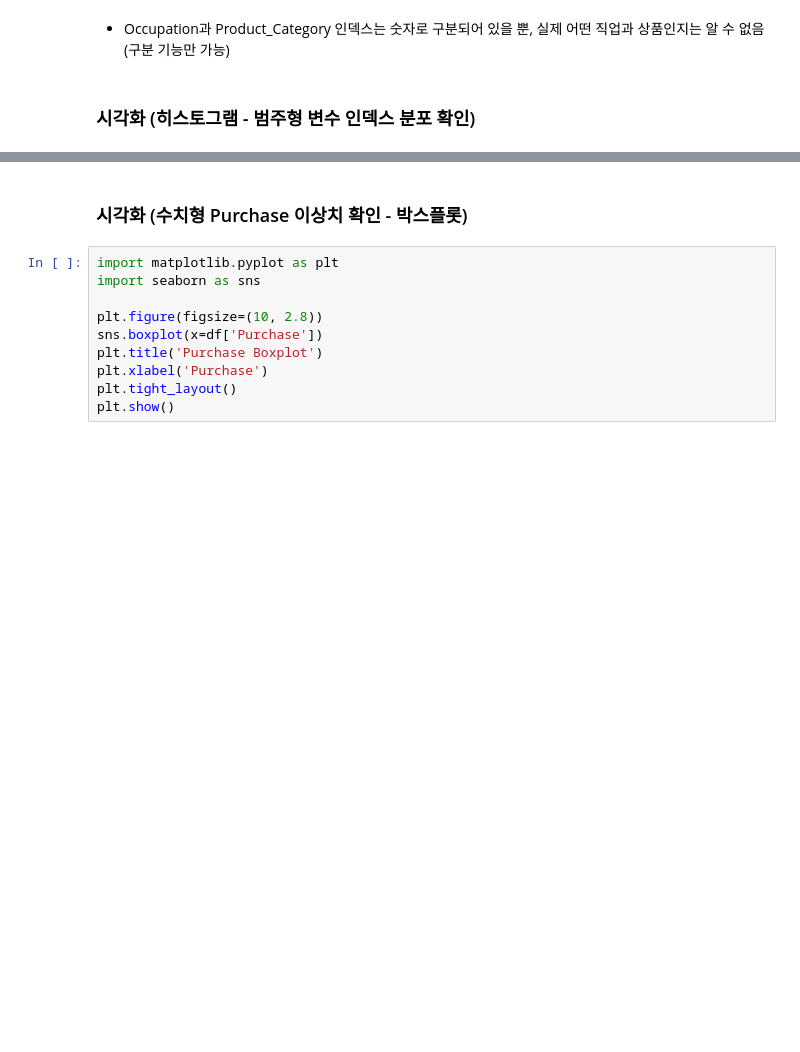
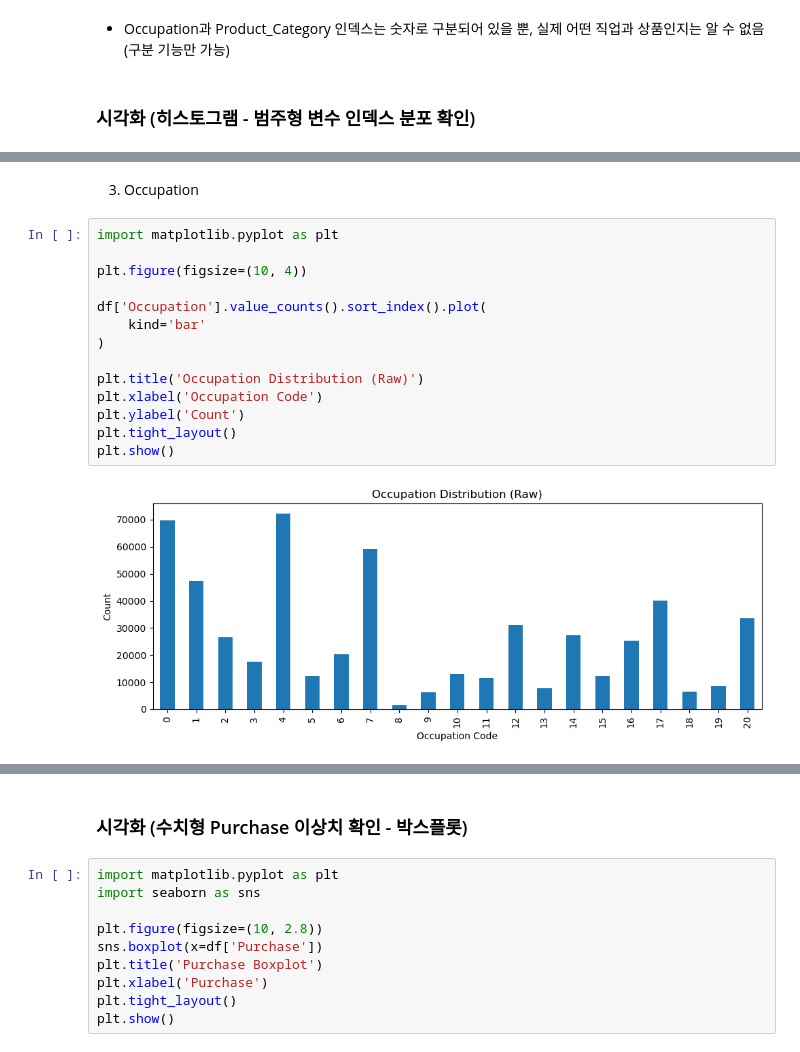
Before and after one commit to ally260509/hipython, a Jupyter notebook: Walmart/45.walmart_데이터분석.ipynb, the cells around one changed output, grey strips where cells are left out. Drawn from its saved outputs; the diff is of its cells as text; blank space fills up the shorter version.

```diff
--- a/Walmart/45.walmart_데이터분석.ipynb
+++ b/Walmart/45.walmart_데이터분석.ipynb
@@ -218,0 +249,18 @@ for col in nominal_cols:
+# %% [markdown]
+3) Occupation
+# %%
+import matplotlib.pyplot as plt
+
+plt.figure(figsize=(10, 4))
+
+df['Occupation'].value_counts().sort_index().plot(
+    kind='bar'
+)
+
+plt.title('Occupation Distribution (Raw)')
+plt.xlabel('Occupation Code')
+plt.ylabel('Count')
+plt.tight_layout()
+plt.show()
+# %% [output]
+[figure, added]
```
Also changed, not shown: parts of 29 cells of this notebook, 3 other files.
